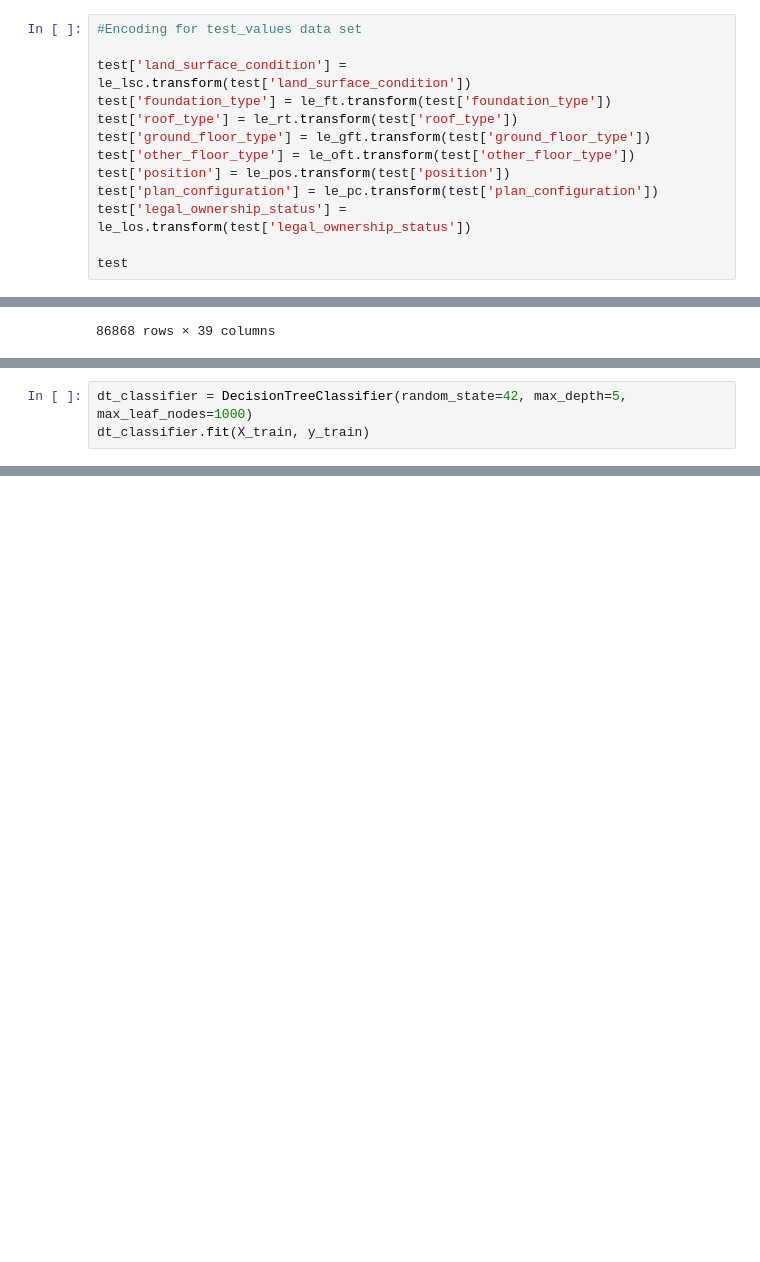
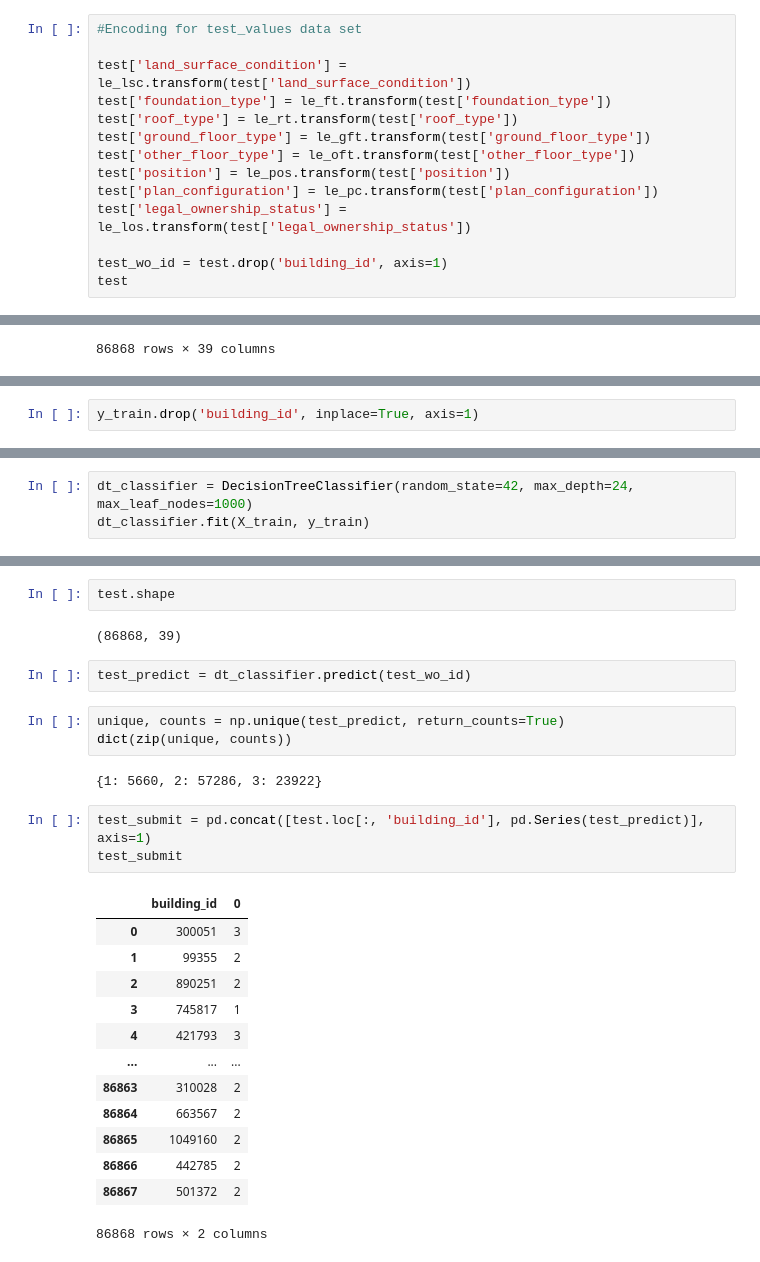
Before and after one commit to SE-Nie/DSR_competition, a Jupyter notebook: notebooks/20231005_Svenja+Micha_data_encoding_model.ipynb, the cells around one changed output, grey strips where cells are left out. Saved outputs shown, nothing was run; the diff lists cells and outputs as text; blank space fills up the shorter version.

Commit message:
fixed and submitted decission tree classifier with label encoded data to competition

```diff
--- a/notebooks/20231005_Svenja+Micha_data_encoding_model.ipynb
+++ b/notebooks/20231005_Svenja+Micha_data_encoding_model.ipynb
@@ -141,6 +146,7 @@ test['position'] = le_pos.transform(test['position'])
 test['plan_configuration'] = le_pc.transform(test['plan_configuration'])
 test['legal_ownership_status'] = le_los.transform(test['legal_ownership_status'])
 
+test_wo_id = test.drop('building_id', axis=1)
 test
 # %% [output]
 |  | building_id | geo_level_1_id | geo_level_2_id | geo_level_3_id | count_floors_pre_eq | age | ... |
@@ -158,0 +175,2 @@ test
+# %%
+y_train.drop('building_id', inplace=True, axis=1)
@@ -159,3 +179,3 @@ test
 # %%
-dt_classifier = DecisionTreeClassifier(random_state=42, max_depth=5, max_leaf_nodes=1000)
+dt_classifier = DecisionTreeClassifier(random_state=42, max_depth=24, max_leaf_nodes=1000)
 dt_classifier.fit(X_train, y_train)
@@ -161,0 +191,28 @@ dt_classifier.fit(X_train, y_train)
+# %%
+test.shape
+# %% [output]
+(86868, 39)
+# %%
+test_predict = dt_classifier.predict(test_wo_id)
+# %%
+unique, counts = np.unique(test_predict, return_counts=True)
+dict(zip(unique, counts))
+# %% [output]
+{1: 5660, 2: 57286, 3: 23922}
+# %%
+test_submit = pd.concat([test.loc[:, 'building_id'], pd.Series(test_predict)], axis=1)
+test_submit
+# %% [output]
+|  | building_id | 0 |
+| 0 | 300051 | 3 |
+| 1 | 99355 | 2 |
+| 2 | 890251 | 2 |
+| 3 | 745817 | 1 |
+| 4 | 421793 | 3 |
+| ... | ... | ... |
+| 86863 | 310028 | 2 |
+| 86864 | 663567 | 2 |
+| 86865 | 1049160 | 2 |
+| 86866 | 442785 | 2 |
+| 86867 | 501372 | 2 |
+86868 rows × 2 columns
```
Also changed, not shown: parts of 11 cells of this notebook, 1 other file.
